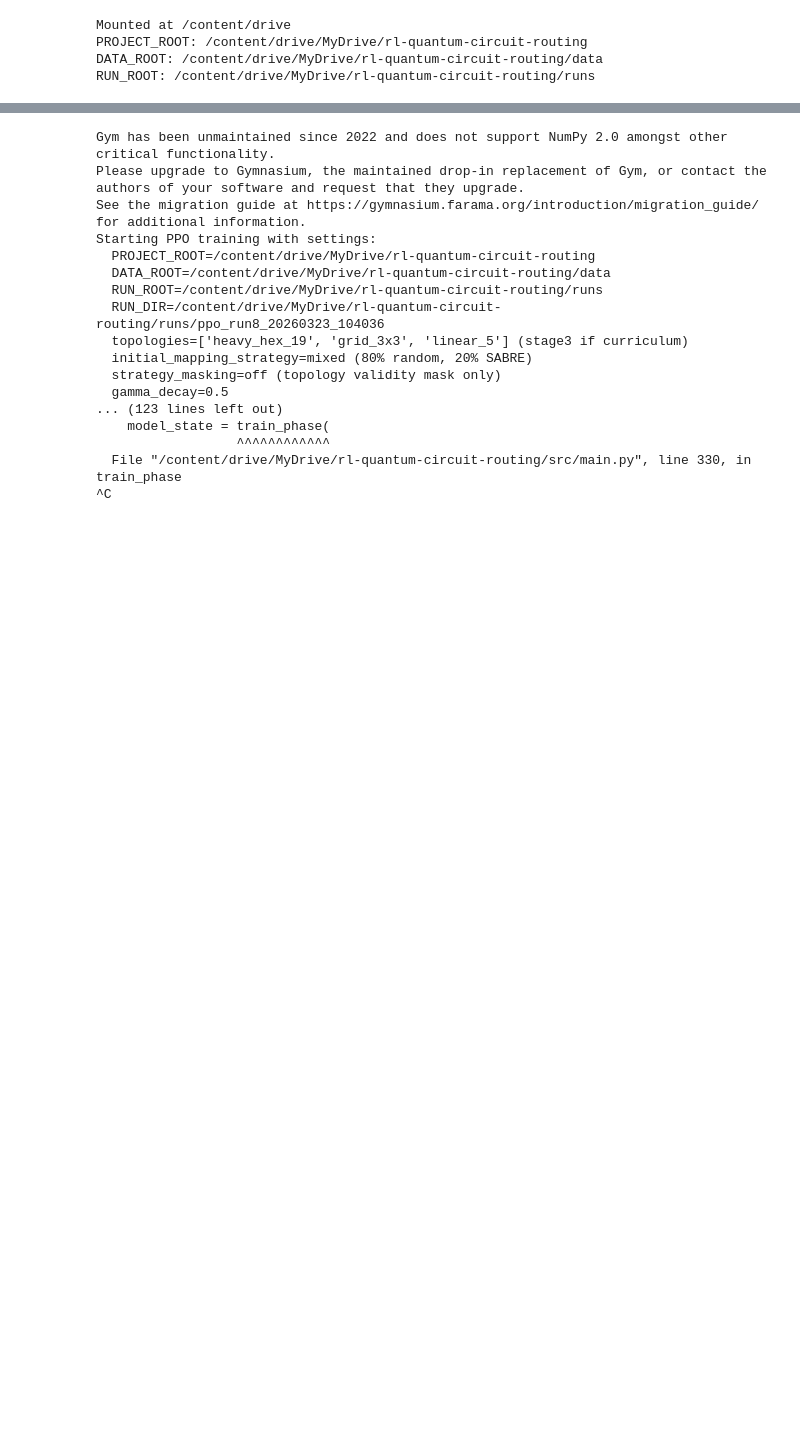
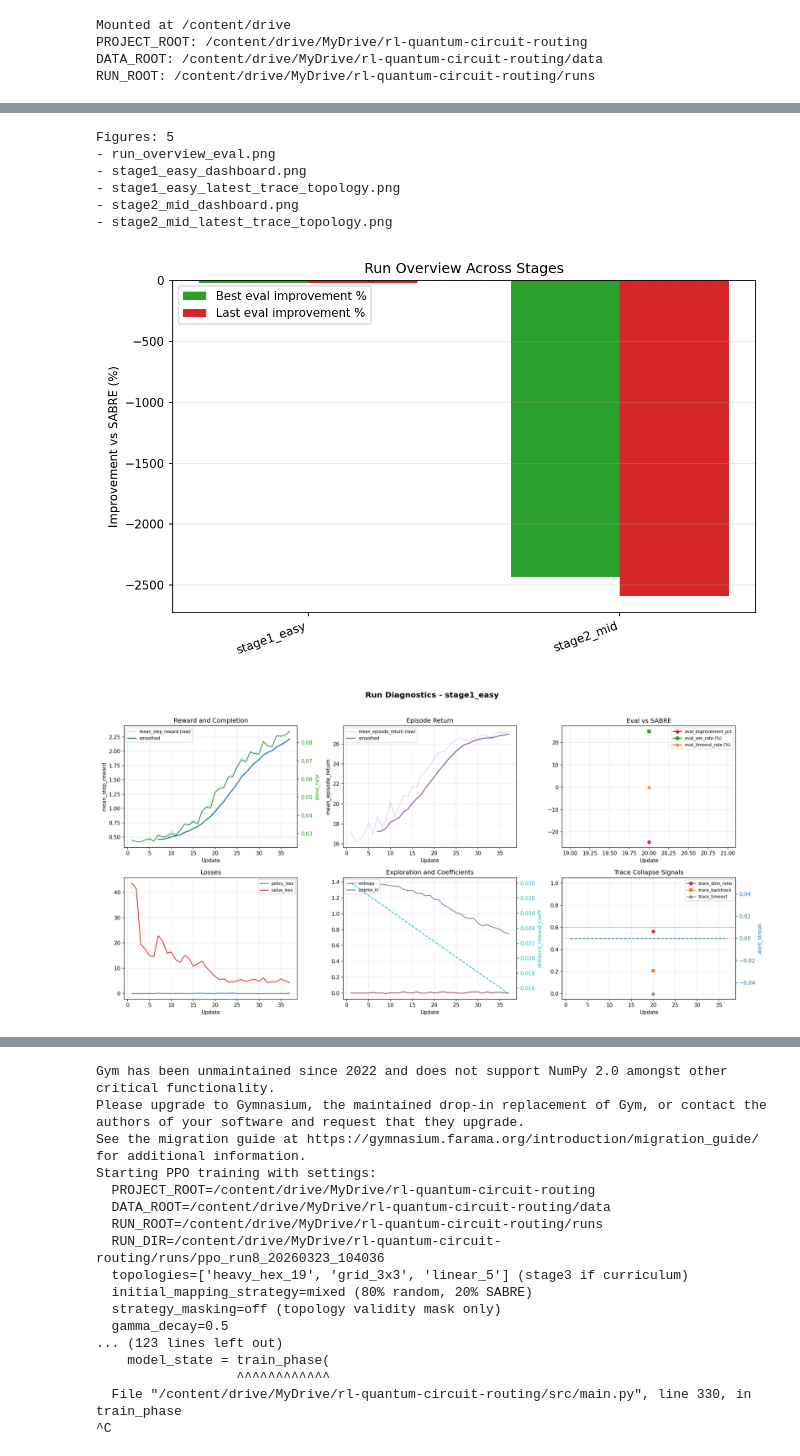
Before and after one commit to helloelora/rl-quantum-circuit-routing, a Jupyter notebook: notebooks/train_ppo_colab.ipynb, the cells around one changed output, grey strips where cells are left out. Saved outputs shown, nothing was run; the diff lists cells and outputs as text; code cells hidden in the pictures; blank space fills up the shorter version.

```diff
--- a/notebooks/train_ppo_colab.ipynb
+++ b/notebooks/train_ppo_colab.ipynb
@@ -178,0 +245,17 @@ Nombre de .qasm: 252
+# %%
+# Cellule 2 - GÃ©nÃ©rer les figures de diagnostic
+from pathlib import Path
+
+PROJECT_ROOT = Path('/content/drive/MyDrive/rl-quantum-circuit-routing')
+RUN_DIR = PROJECT_ROOT / "runs" / RUN_NAME
+OUT_DIR = RUN_DIR / "figures_diag"
+
+%cd {PROJECT_ROOT}
+!python scripts/visualize_run_diagnostics.py \
+  --run-dir "{RUN_DIR}" \
+  --output-dir "{OUT_DIR}" \
+  --smooth-window 7
+
+print("RUN_DIR:", RUN_DIR)
+print("OUT_DIR:", OUT_DIR)
+!ls -lah "{OUT_DIR}"
@@ -178,0 +278,18 @@ Nombre de .qasm: 252
+# %%
+# Cellule 3 (optionnelle) - Afficher les PNG dans le notebook
+from IPython.display import Image, display
+pngs = sorted(OUT_DIR.glob("*.png"))
+print("Figures:", len(pngs))
+for p in pngs:
+    print("-", p.name)
+for p in pngs[:12]:
+    display(Image(filename=str(p)))
+# %% [output]
+Figures: 5
+- run_overview_eval.png
+- stage1_easy_dashboard.png
+- stage1_easy_latest_trace_topology.png
+- stage2_mid_dashboard.png
+- stage2_mid_latest_trace_topology.png
+[figure, added]
+[figure, added]
```
Also changed, not shown: parts of 17 cells of this notebook, 2 other files.
